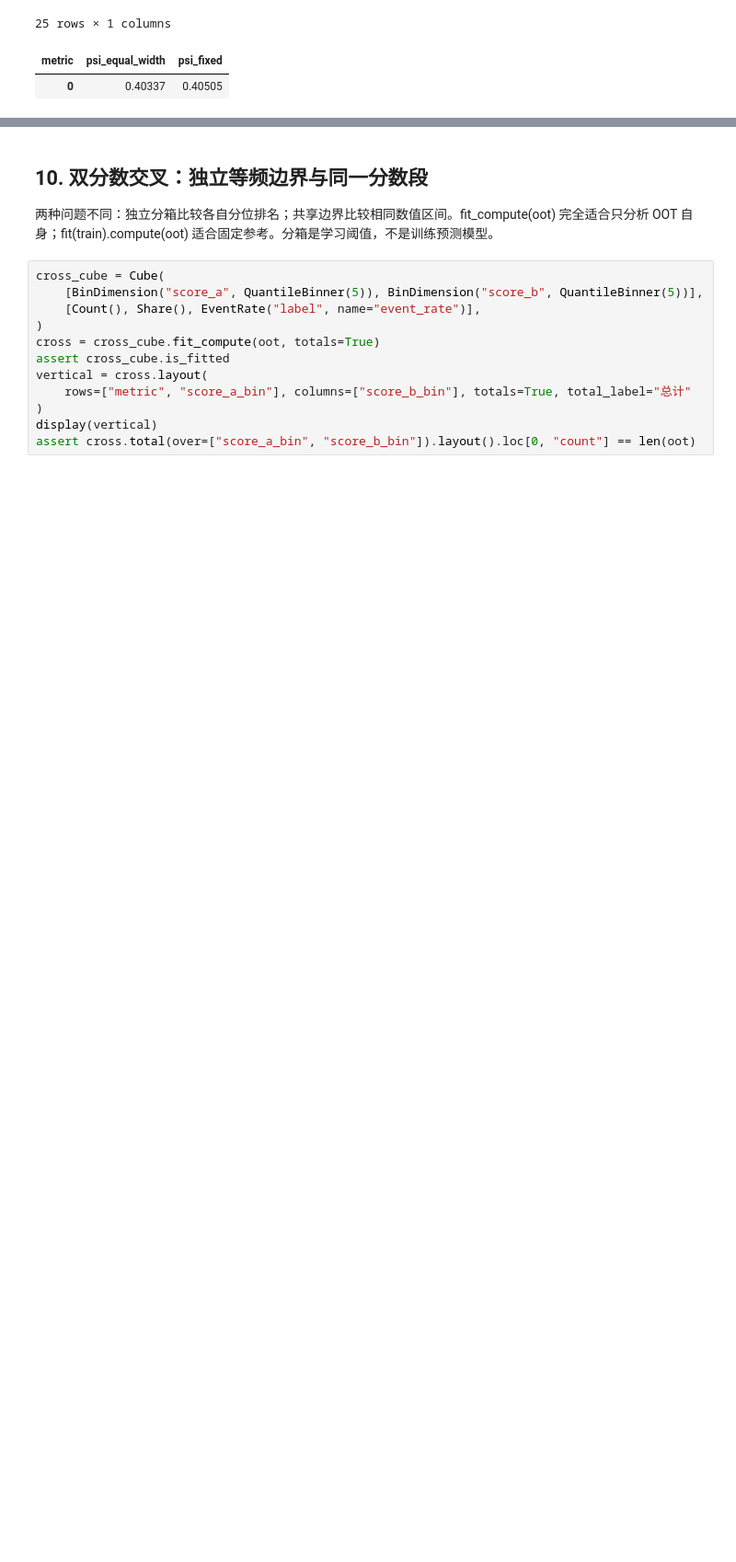
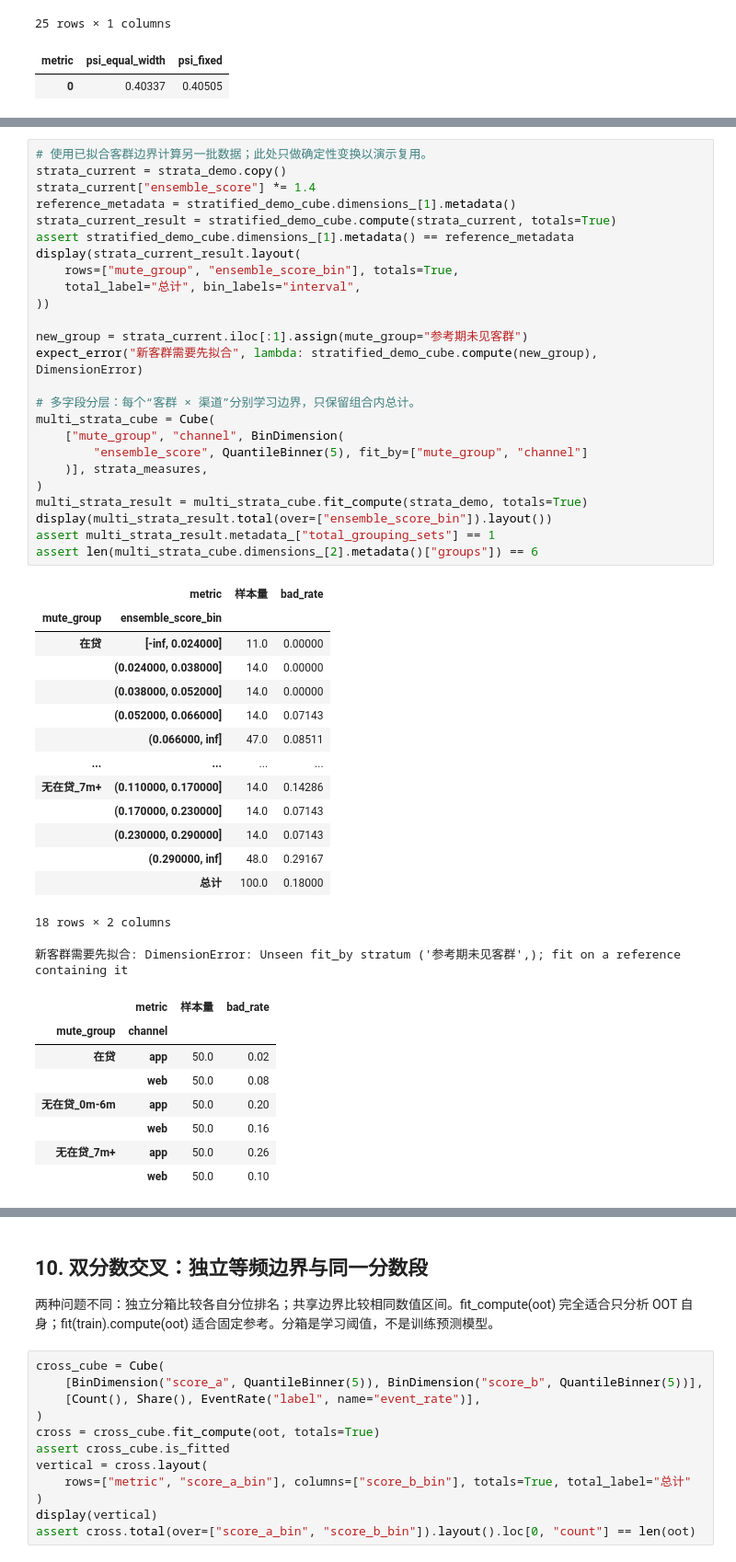
Before and after one commit to TaoXue-99/phi_risk, a Jupyter notebook: examples/analysis_complete_guide.ipynb, the cells around one changed output, grey strips where cells are left out. Shown at 92% size. Drawn from its saved outputs; the diff is of its cells as text; blank space fills up the shorter version.

```diff
--- a/examples/analysis_complete_guide.ipynb
+++ b/examples/analysis_complete_guide.ipynb
@@ -943,0 +1107,49 @@ np.testing.assert_allclose(
+# %%
+# 使用已拟合客群边界计算另一批数据；此处只做确定性变换以演示复用。
+strata_current = strata_demo.copy()
+strata_current["ensemble_score"] *= 1.4
+reference_metadata = stratified_demo_cube.dimensions_[1].metadata()
+strata_current_result = stratified_demo_cube.compute(strata_current, totals=True)
+assert stratified_demo_cube.dimensions_[1].metadata() == reference_metadata
+display(strata_current_result.layout(
+    rows=["mute_group", "ensemble_score_bin"], totals=True,
+    total_label="总计", bin_labels="interval",
+))
+
+new_group = strata_current.iloc[:1].assign(mute_group="参考期未见客群")
+expect_error("新客群需要先拟合", lambda: stratified_demo_cube.compute(new_group), DimensionError)
+
+# 多字段分层：每个“客群 × 渠道”分别学习边界，只保留组合内总计。
+multi_strata_cube = Cube(
+    ["mute_group", "channel", BinDimension(
+        "ensemble_score", QuantileBinner(5), fit_by=["mute_group", "channel"]
+    )], strata_measures,
+)
+multi_strata_result = multi_strata_cube.fit_compute(strata_demo, totals=True)
+display(multi_strata_result.total(over=["ensemble_score_bin"]).layout())
+assert multi_strata_result.metadata_["total_grouping_sets"] == 1
+assert len(multi_strata_cube.dimensions_[2].metadata()["groups"]) == 6
+# %% [output]
+|  | metric | 样本量 | bad_rate |
+| mute_group | ensemble_score_bin |  |  |
+| 在贷 | [-inf, 0.024000] | 11.0 | 0.00000 |
+|  | (0.024000, 0.038000] | 14.0 | 0.00000 |
+|  | (0.038000, 0.052000] | 14.0 | 0.00000 |
+|  | (0.052000, 0.066000] | 14.0 | 0.07143 |
+|  | (0.066000, inf] | 47.0 | 0.08511 |
+| ... | ... | ... | ... |
+| 无在贷_7m+ | (0.110000, 0.170000] | 14.0 | 0.14286 |
+|  | (0.170000, 0.230000] | 14.0 | 0.07143 |
+|  | (0.230000, 0.290000] | 14.0 | 0.07143 |
+|  | (0.290000, inf] | 48.0 | 0.29167 |
+|  | 总计 | 100.0 | 0.18000 |
+18 rows × 2 columns
+新客群需要先拟合: DimensionError: Unseen fit_by stratum ('参考期未见客群',); fit on a reference containing it
+|  | metric | 样本量 | bad_rate |
+| mute_group | channel |  |  |
+| 在贷 | app | 50.0 | 0.02 |
+|  | web | 50.0 | 0.08 |
+| 无在贷_0m-6m | app | 50.0 | 0.20 |
+|  | web | 50.0 | 0.16 |
+| 无在贷_7m+ | app | 50.0 | 0.26 |
+|  | web | 50.0 | 0.10 |
```
Also changed, not shown: parts of 22 cells of this notebook, 21 other files.
